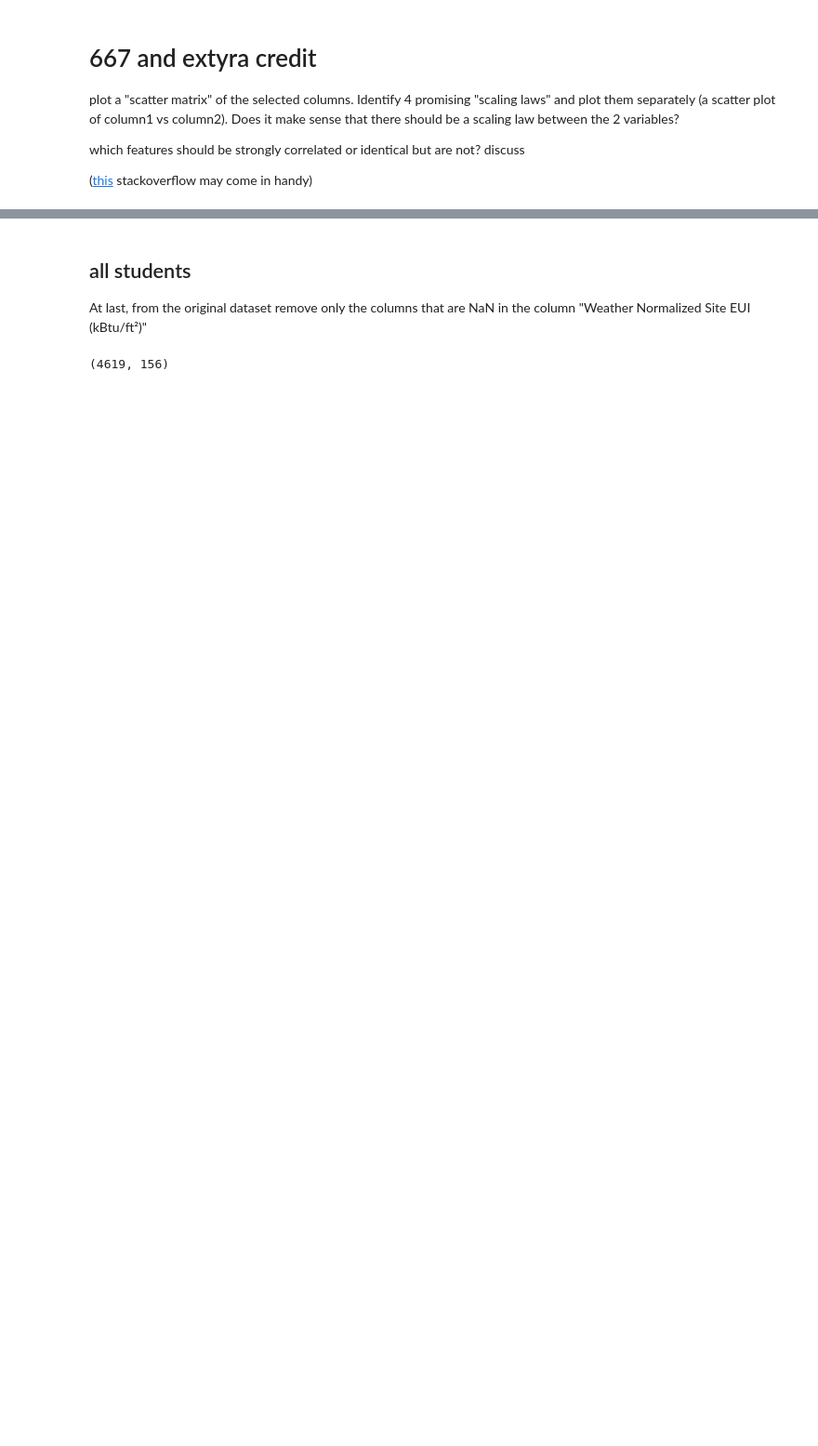
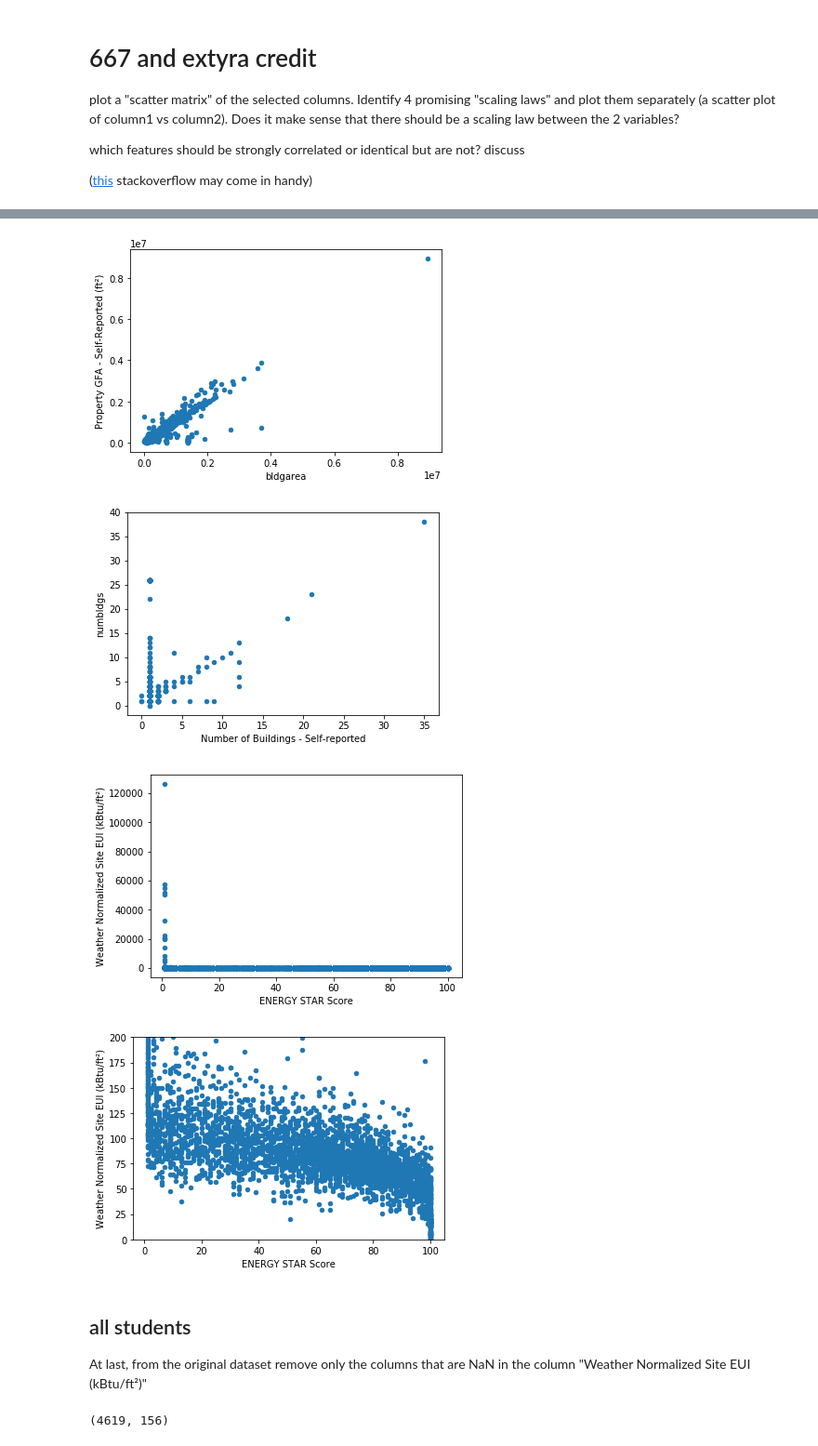
Before and after one commit to fedhere/DSPS, a Jupyter notebook: HW5/BuildingsEnergyOwners.ipynb, the cells around one changed output, grey strips where cells are left out. Shown at 93% size. Saved outputs shown, nothing was run; the diff lists cells and outputs as text; code cells hidden in the pictures; blank space fills up the shorter version.

```diff
--- a/HW5/BuildingsEnergyOwners.ipynb
+++ b/HW5/BuildingsEnergyOwners.ipynb
@@ -87,3 +289,22 @@ which features should be strongly correlated or identical but are not? discuss
+# %%
+#delete
+
+ll84pl.plot(x='bldgarea', y='Property GFA - Self-Reported (ft²)',
+            kind='scatter')
+ll84pl.plot(x='Number of Buildings - Self-reported', y='numbldgs', kind='scatter');
+
+ll84pl.plot(x='ENERGY STAR Score', y='Weather Normalized Site EUI (kBtu/ft²)',
+            kind='scatter');
+
+
+ll84pl.plot(x='ENERGY STAR Score', y='Weather Normalized Site EUI (kBtu/ft²)',
+            kind='scatter');
+pl.ylim(0, 200);
+# %% [output]
+[figure, added]
+[figure, added]
+[figure, added]
+[figure, added]
 # %% [markdown]
 ## all students
 At last, from the original dataset remove only the columns that are NaN in the column "Weather Normalized Site EUI (kBtu/ft²)"
```
Also changed, not shown: parts of 29 cells of this notebook.
